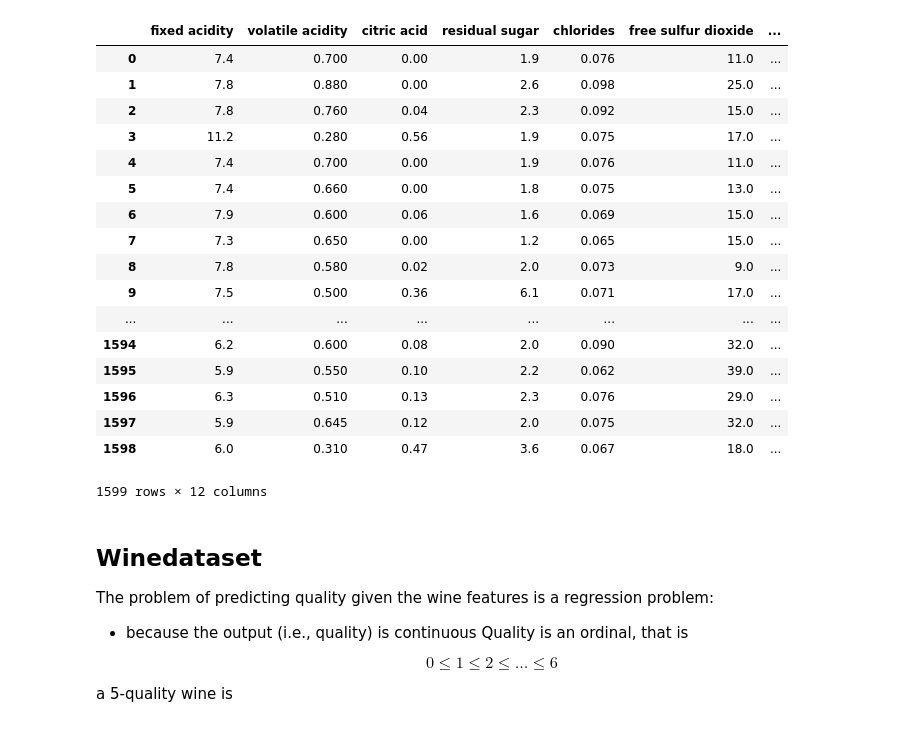
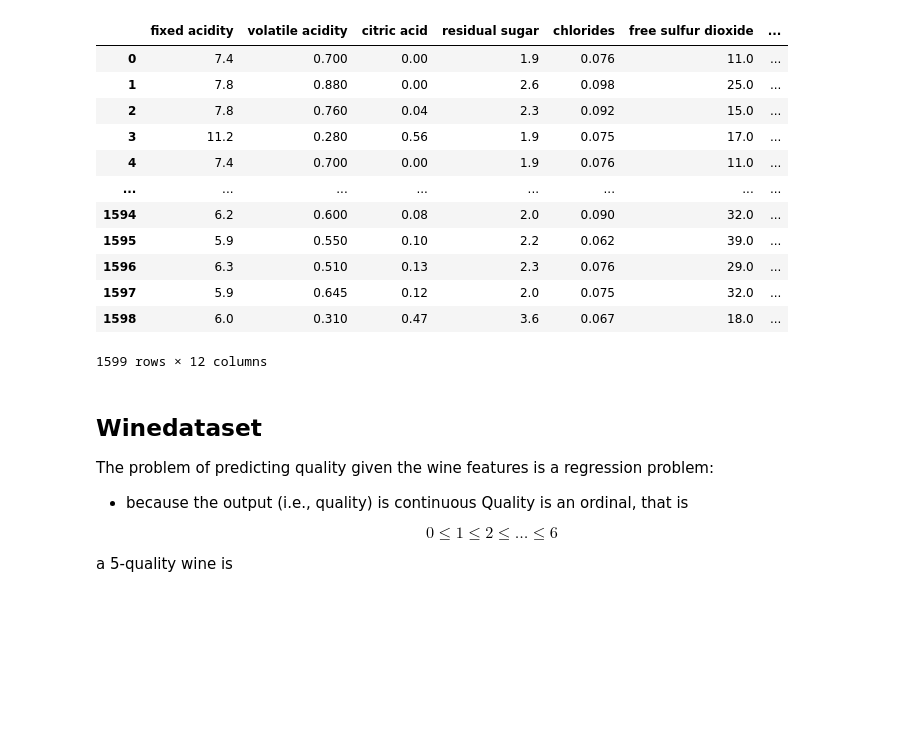
Before and after one commit to shravanc/machine_learning, a Jupyter notebook: logistic_regression/Continuous_Discrete_Fetures_instructor.ipynb, the cells around one changed output. Drawn from its saved outputs; the diff is of its cells as text; code cells hidden in the pictures; blank space fills up the shorter version.

```diff
--- a/logistic_regression/Continuous_Discrete_Fetures_instructor.ipynb
+++ b/logistic_regression/Continuous_Discrete_Fetures_instructor.ipynb
@@ -8,20 +8,15 @@ from sklearn import metrics
 import time
 %matplotlib inline
 # %%
-dataset = pd.read_csv('datasets/winequality.csv')
+dataset = pd.read_csv('./winequality.csv')
 dataset
 # %% [output]
 |  | fixed acidity | volatile acidity | citric acid | residual sugar | chlorides | free sulfur dioxide | ... |
 | 0 | 7.4 | 0.700 | 0.00 | 1.9 | 0.076 | 11.0 | ... |
 | 1 | 7.8 | 0.880 | 0.00 | 2.6 | 0.098 | 25.0 | ... |
 | 2 | 7.8 | 0.760 | 0.04 | 2.3 | 0.092 | 15.0 | ... |
 | 3 | 11.2 | 0.280 | 0.56 | 1.9 | 0.075 | 17.0 | ... |
 | 4 | 7.4 | 0.700 | 0.00 | 1.9 | 0.076 | 11.0 | ... |
-| 5 | 7.4 | 0.660 | 0.00 | 1.8 | 0.075 | 13.0 | ... |
-| 6 | 7.9 | 0.600 | 0.06 | 1.6 | 0.069 | 15.0 | ... |
-| 7 | 7.3 | 0.650 | 0.00 | 1.2 | 0.065 | 15.0 | ... |
-| 8 | 7.8 | 0.580 | 0.02 | 2.0 | 0.073 | 9.0 | ... |
-| 9 | 7.5 | 0.500 | 0.36 | 6.1 | 0.071 | 17.0 | ... |
 | ... | ... | ... | ... | ... | ... | ... | ... |
 | 1594 | 6.2 | 0.600 | 0.08 | 2.0 | 0.090 | 32.0 | ... |
 | 1595 | 5.9 | 0.550 | 0.10 | 2.2 | 0.062 | 39.0 | ... |
```
Also changed, not shown: parts of 8 cells of this notebook, 12 other files.
